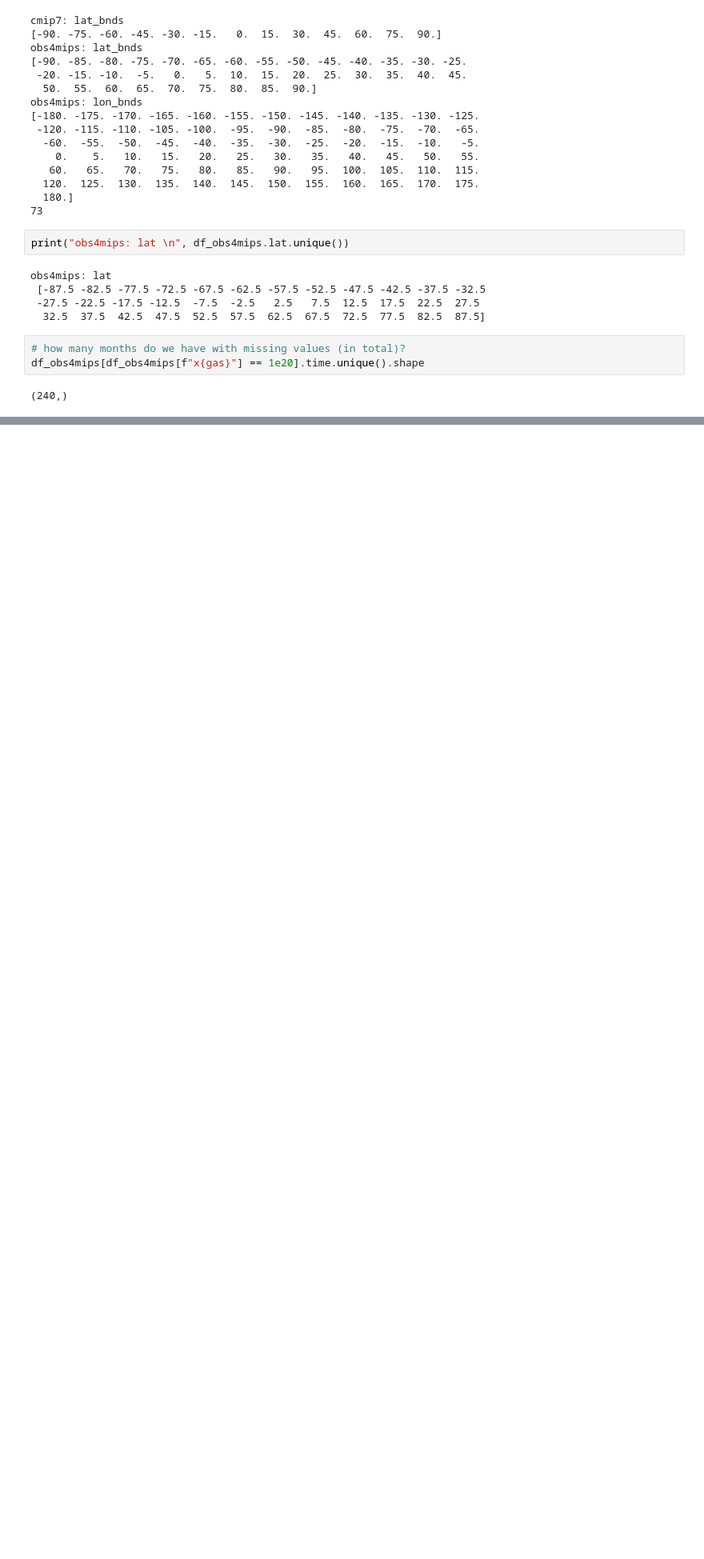
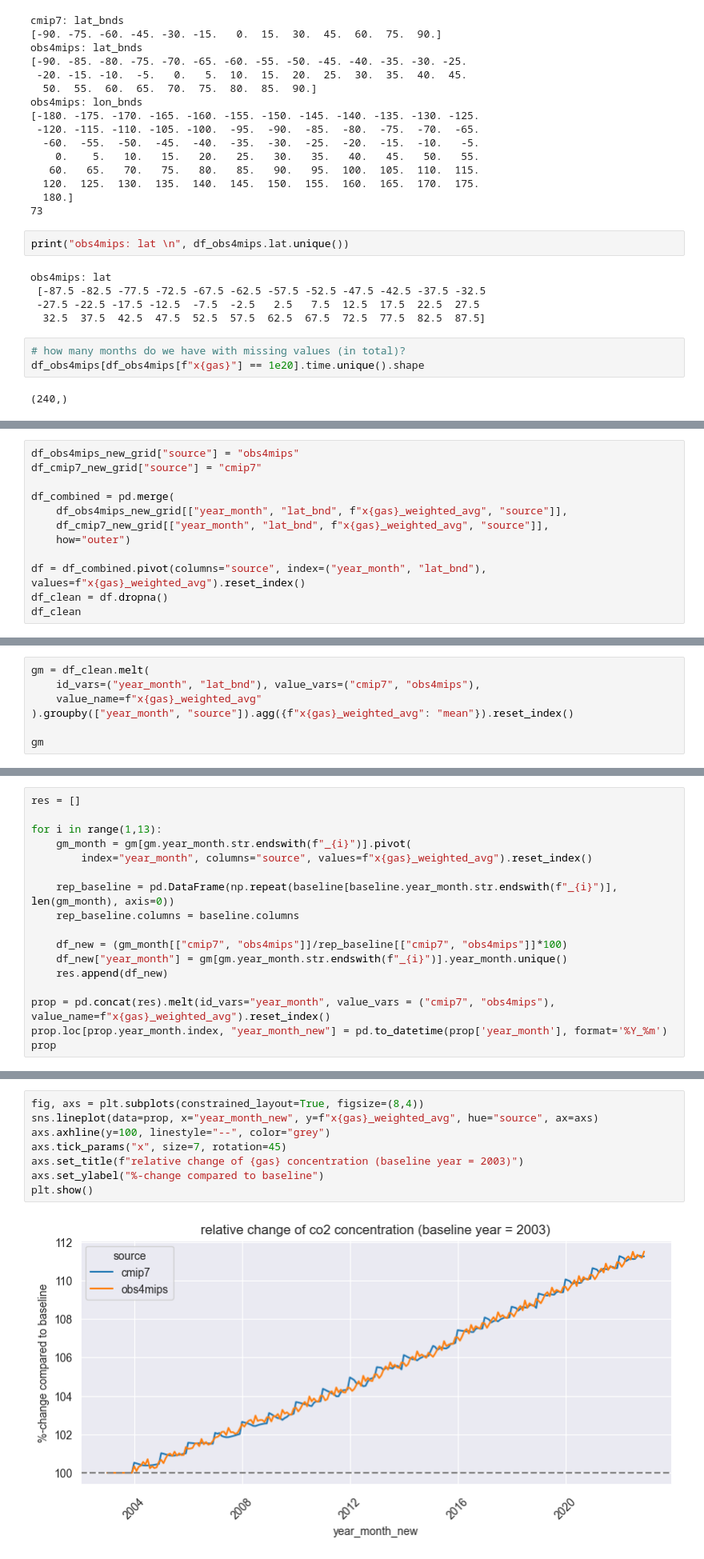
Before and after one commit to climate-resource/EO-vs-CMIP-GHG-forcings-comparison, a Jupyter notebook: tutorials/getting-started_co2.ipynb, the cells around one changed output, grey strips where cells are left out. Shown at 80% size. Drawn from its saved outputs; the diff is of its cells as text; blank space fills up the shorter version.

Commit message:
add analysis of relative change to notebook

```diff
--- a/tutorials/getting-started_co2.ipynb
+++ b/tutorials/getting-started_co2.ipynb
@@ -239,0 +238,12 @@ plt.show()
+# %%
+df_obs4mips_new_grid["source"] = "obs4mips"
+df_cmip7_new_grid["source"] = "cmip7"
+
+df_combined = pd.merge(
+    df_obs4mips_new_grid[["year_month", "lat_bnd", f"x{gas}_weighted_avg", "source"]],
+    df_cmip7_new_grid[["year_month", "lat_bnd", f"x{gas}_weighted_avg", "source"]],
+    how="outer")
+
+df = df_combined.pivot(columns="source", index=("year_month", "lat_bnd"), values=f"x{gas}_weighted_avg").reset_index()
+df_clean = df.dropna()
+df_clean
@@ -239,0 +285,7 @@ plt.show()
+# %%
+gm = df_clean.melt(
+    id_vars=("year_month", "lat_bnd"), value_vars=("cmip7", "obs4mips"),
+    value_name=f"x{gas}_weighted_avg"
+).groupby(["year_month", "source"]).agg({f"x{gas}_weighted_avg": "mean"}).reset_index()
+
+gm
@@ -239,0 +306,17 @@ plt.show()
+# %%
+res = []
+
+for i in range(1,13):
+    gm_month = gm[gm.year_month.str.endswith(f"_{i}")].pivot(
+        index="year_month", columns="source", values=f"x{gas}_weighted_avg").reset_index()
+
+    rep_baseline = pd.DataFrame(np.repeat(baseline[baseline.year_month.str.endswith(f"_{i}")], len(gm_month), axis=0))
+    rep_baseline.columns = baseline.columns
+
+    df_new = (gm_month[["cmip7", "obs4mips"]]/rep_baseline[["cmip7", "obs4mips"]]*100)
+    df_new["year_month"] = gm[gm.year_month.str.endswith(f"_{i}")].year_month.unique()
+    res.append(df_new)
+
+prop = pd.concat(res).melt(id_vars="year_month", value_vars = ("cmip7", "obs4mips"), value_name=f"x{gas}_weighted_avg").reset_index()
+prop.loc[prop.year_month.index, "year_month_new"] = pd.to_datetime(prop['year_month'], format='%Y_%m')
+prop
@@ -239,0 +337,10 @@ plt.show()
+# %%
+fig, axs = plt.subplots(constrained_layout=True, figsize=(8,4))
+sns.lineplot(data=prop, x="year_month_new", y=f"x{gas}_weighted_avg", hue="source", ax=axs)
+axs.axhline(y=100, linestyle="--", color="grey")
+axs.tick_params("x", size=7, rotation=45)
+axs.set_title(f"relative change of {gas} concentration (baseline year = 2003)")
+axs.set_ylabel("%-change compared to baseline")
+plt.show()
+# %% [output]
+[figure, added]
```
Also changed, not shown: parts of 10 cells of this notebook, 3 other files.
